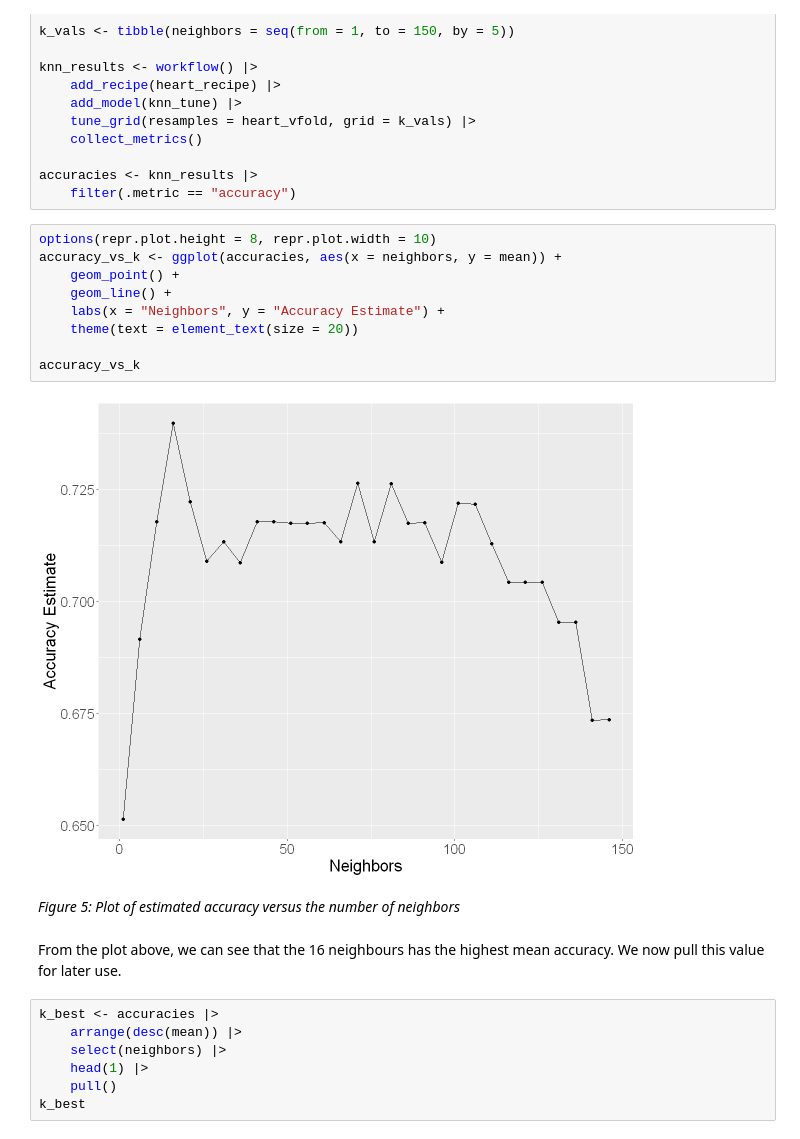
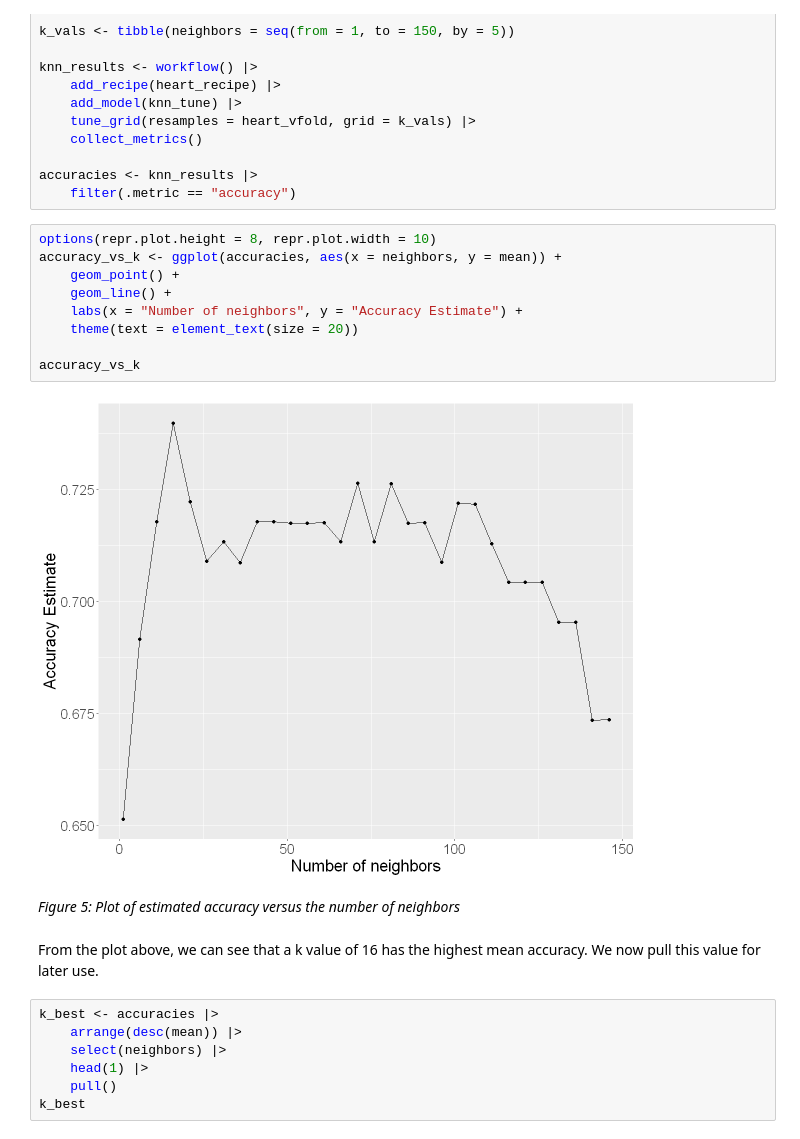
Before and after one commit to wu-jacob/dsci100-project, a Jupyter notebook: proposal.ipynb, the cells around one changed output. Cells and saved outputs as stored; diff of their text form.

```diff
--- a/proposal.ipynb
+++ b/proposal.ipynb
@@ -235,18 +237,18 @@ accuracies <- knn_results |>
 # %%
 options(repr.plot.height = 8, repr.plot.width = 10)
 accuracy_vs_k <- ggplot(accuracies, aes(x = neighbors, y = mean)) +
     geom_point() +
     geom_line() +
-    labs(x = "Neighbors", y = "Accuracy Estimate") +
+    labs(x = "Number of neighbors", y = "Accuracy Estimate") +
     theme(text = element_text(size = 20))
 
 accuracy_vs_k
 # %% [output]
-[figure, old version]
+[figure, new version]
 # %% [markdown]
 *Figure 5: Plot of estimated accuracy versus the number of neighbors*
 # %% [markdown]
-From the plot above, we can see that the 16 neighbours has the highest mean accuracy. We now pull this value for later use.
+From the plot above, we can see that a k value of 16 has the highest mean accuracy. We now pull this value for later use.
 # %%
 k_best <- accuracies |>
     arrange(desc(mean)) |>
```
Also changed, not shown: parts of 12 cells of this notebook.
